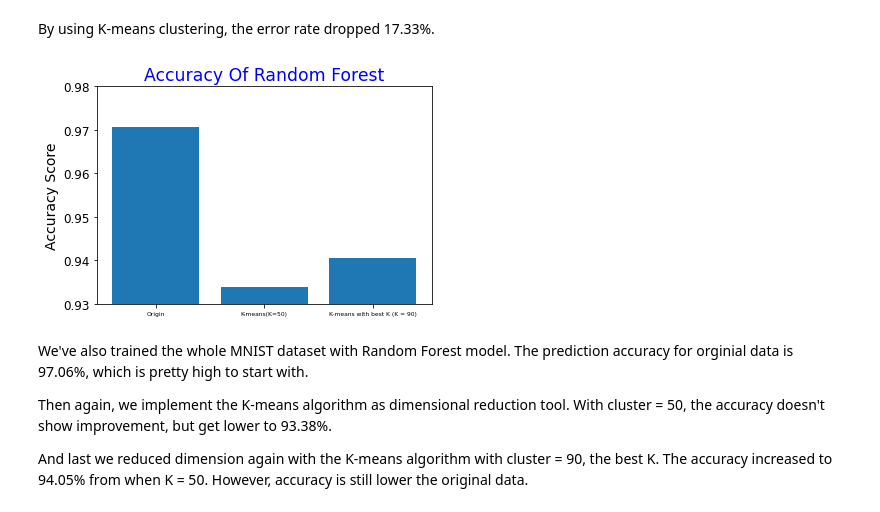
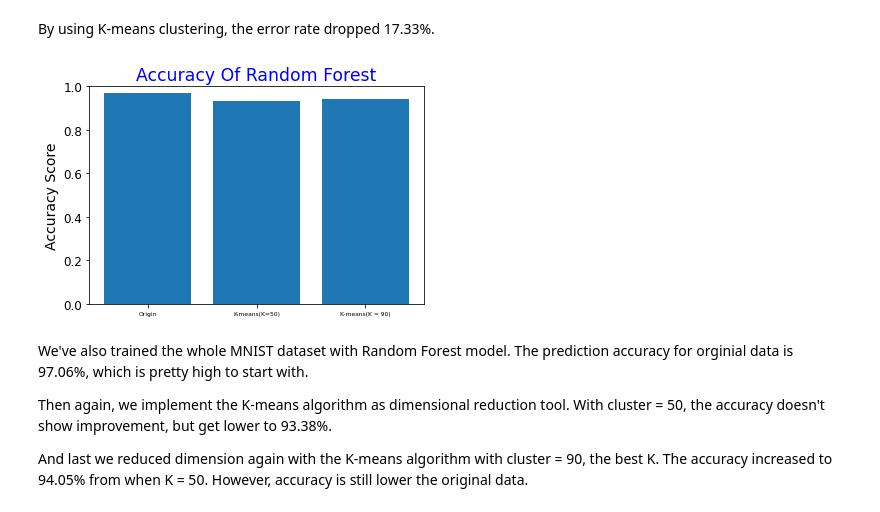
Before and after one commit to fsclsnow/AML, a Jupyter notebook: AML_Project6_KMean_Clustering.ipynb, the cells around one changed output. Cells and saved outputs as stored; diff of their text form; code cells hidden in the pictures.

```diff
--- a/AML_Project6_KMean_Clustering.ipynb
+++ b/AML_Project6_KMean_Clustering.ipynb
@@ -1224,3 +1251,12 @@ Error_rate_improved = 1 - (1-0.9337)/(1-0.9198)
 Error_rate_improved
 # %% [output]
 0.17331670822942657
+# %%
+names = ['Origin', 'K=50', 'k=90']
+values = [1-0.9198, 1-0.9125, 1-0.9337]
+plt.bar(names, values)
+plt.rc('xtick', labelsize=6)
+plt.ylim(0,0.1)
+plt.ylabel("Error Rate", fontsize = "xx-large")
+plt.title("Error Rate Chart", color = "blue", fontsize = "xx-large")
+plt.show()
@@ -1227,16 +1265,16 @@ Error_rate_improved
 # %% [markdown]
 By using K-means clustering, the error rate dropped 17.33%.
 # %%
-names = ['Origin', 'K-means(K=50)', 'K-means with best K (K = 90)']
+names = ['Origin', 'K-means(K=50)', 'K-means(K = 90)']
 values = [0.9706, 0.9338, 0.9405]
 plt.bar(names, values)
 plt.rc('xtick', labelsize = 6)
-plt.ylim(0.93,0.98)
+plt.ylim(0,1)
 plt.ylabel("Accuracy Score")
 plt.title("Accuracy Of Random Forest", color = "blue", fontsize = "xx-large")
 plt.show()
 # %% [output]
-[figure, old version]
+[figure, new version]
 # %% [markdown]
 We've also trained the whole MNIST dataset with Random Forest model. The prediction accuracy for orginial data is 97.06%, which is pretty high to start with.
 
```
Also changed, not shown: parts of 11 cells of this notebook.
